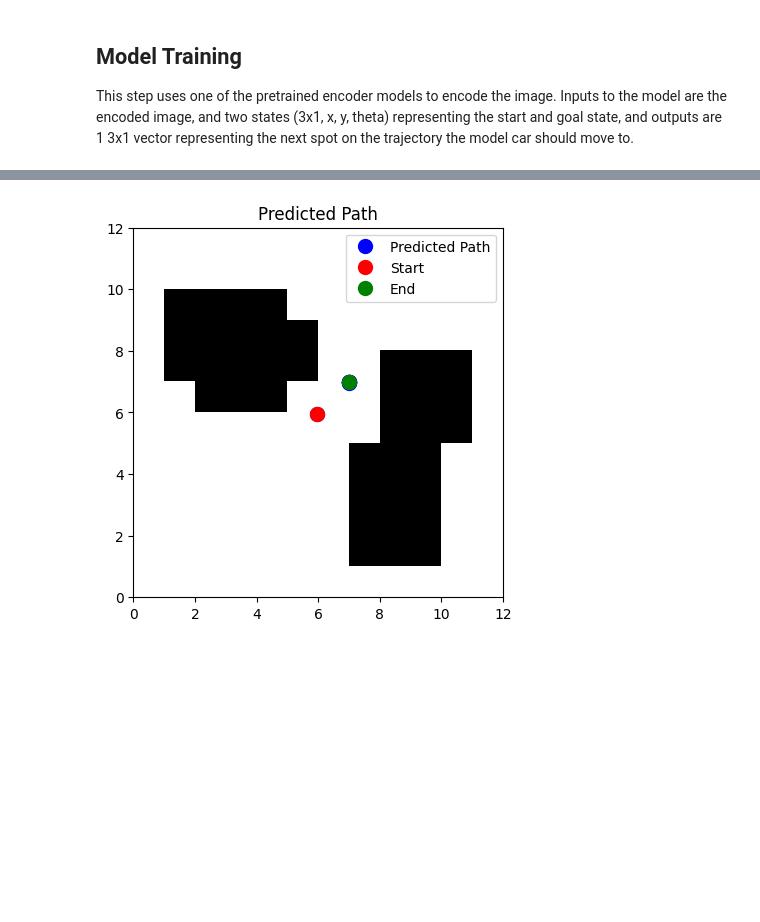
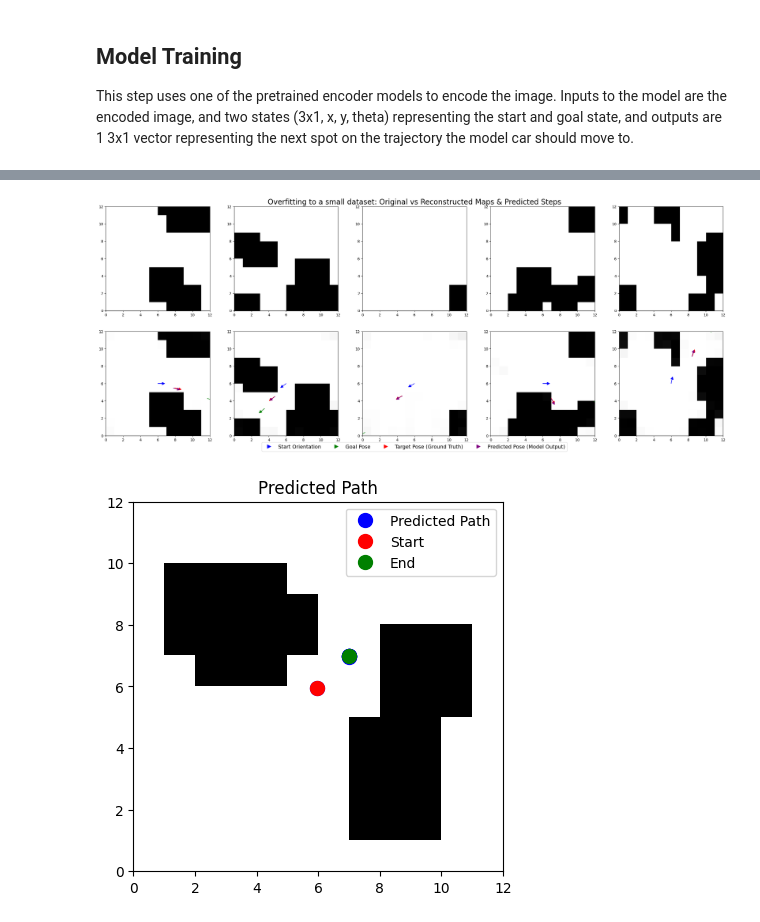
Before and after one commit to MarshallVielmetti/dynamic_mpnet, a Jupyter notebook: code/dynamic_mpnet.ipynb, the cells around one changed output, grey strips where cells are left out. Saved outputs shown, nothing was run; the diff lists cells and outputs as text; code cells hidden in the pictures; blank space fills up the shorter version.

```diff
--- a/code/dynamic_mpnet.ipynb
+++ b/code/dynamic_mpnet.ipynb
@@ -917 +906,61 @@ Shape of latent: torch.Size([1, 32])
+# %%
+plt.figure(figsize=(24, 10))
+plt.title("Overfitting to a small dataset: Original vs Reconstructed Maps & Predicted Steps", fontsize=20)
+plt.axis('off')
+
+from matplotlib.lines import Line2D
+legend_elements = [
+    Line2D([0], [0], marker='>', color='blue', label='Start Orientation',
+           markerfacecolor='blue', markersize=10, linestyle='None'),
+    Line2D([0], [0], marker='>', color='green', label='Goal Pose',
+           markerfacecolor='green', markersize=10, linestyle='None'),
+    Line2D([0], [0], marker='>', color='red', label='Target Pose (Ground Truth)',
+           markerfacecolor='red', markersize=10, linestyle='None'),
+    Line2D([0], [0], marker='>', color='purple', label='Predicted Pose (Model Output)',
+           markerfacecolor='purple', markersize=10, linestyle='None')
+]
+plt.figlegend(handles=legend_elements, loc="lower center", ncol=4, fontsize=14, bbox_to_anchor=(0.5, 0.01))
+plt.tight_layout()
+plt.subplots_adjust(bottom=0.08)
+
+# Run the encoder/decoder stack on the overfit dataset
+for i, (map, start_theta, target_pose, goal_pose) in enumerate(overfit_loader):
+
+    # Run the encoder
+    latent_map = model.encode(map)
+    reconstructed_map = model.decode(latent_map)
+
+    predicted_target = model(map, start_theta, goal_pose)
+
+    # Plot the original and reconstructed maps
+    plt.subplot(2, len(overfit_loader), i + 1)
+    plt.imshow(map.squeeze(0).squeeze(0).detach().cpu().numpy().T, cmap='gray_r', origin='lower', extent=(0, 12, 0, 12))
+
+    plt.subplot(2, len(overfit_loader), i + 1 + len(overfit_loader))
+    plt.imshow(reconstructed_map.squeeze(0).squeeze(0).detach().cpu().numpy().T, cmap='gray_r', origin='lower', extent=(0, 12, 0, 12))
+
+    # On the reconstructed map, plot the start pose and goal pose as lines
+    # theta is just an angle->plot an arrow the center of the map in that direction (6, 6)
+    # start_pose = (map.shape[1] // 2, map.shape[0] // 2)
+    # start_theta = start_theta.item()
+    # start_theta = start_theta * np.pi / 180
+    start_theta = start_theta.item()
+    plt.arrow(6, 6, 0.5 * np.cos(start_theta), 0.5 * np.sin(start_theta), head_width=0.3, head_length=0.3, fc='blue', ec='blue')
+
+    # Plot the goal pose also as an arrow
+    goal_pose = goal_pose.detach().cpu().numpy().squeeze(0) + np.array([6, 6, 0])
+    plt.arrow(goal_pose[0], goal_pose[1], 0.5 * np.cos(goal_pose[2]), 0.5 * np.sin(goal_pose[2]), head_width=0.3, head_length=0.3, fc='green', ec='green')
+
+    # Plot the target pose, also as an arrow
+    target_pose = target_pose.detach().cpu().numpy().squeeze(0) + np.array([6, 6, 0])
+    plt.arrow(target_pose[0], target_pose[1], 0.5 * np.cos(target_pose[2]), 0.5 * np.sin(target_pose[2]), head_width=0.3, head_length=0.3, fc='red', ec='red')
+
+    predicted_target = predicted_target.detach().cpu().numpy().squeeze(0) + np.array([6, 6, 0])
+    plt.arrow(predicted_target[0], predicted_target[1], 0.5 * np.cos(predicted_target[2]), 0.5 * np.sin(predicted_target[2]), head_width=0.3, head_length=0.3, fc='purple', ec='purple')
+
+    plt.xlim(0, 12)
+    plt.ylim(0, 12)
+    plt.gca().set_aspect('equal', adjustable='box')
+# %% [output]
+[figure, added]
 # %%
```
Also changed, not shown: parts of 4 cells of this notebook, 4 other files.
